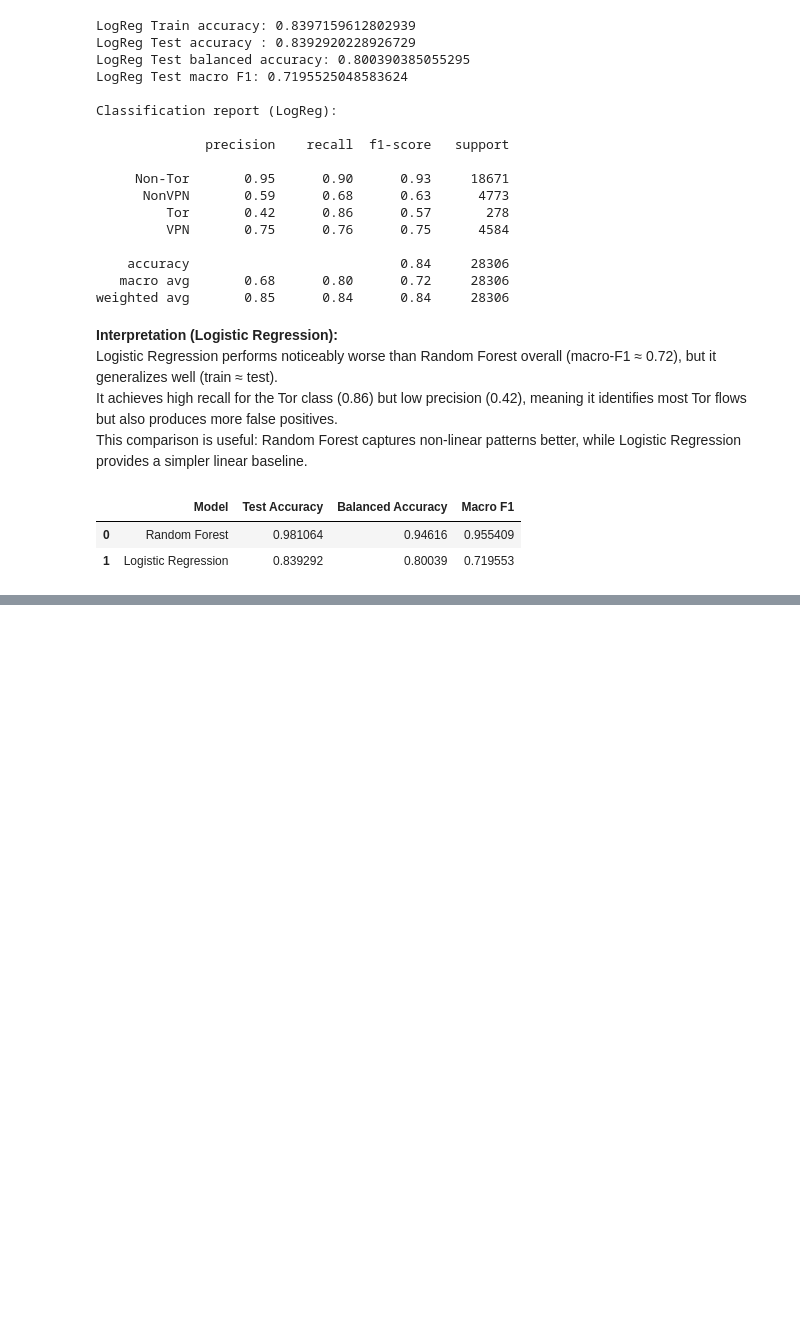
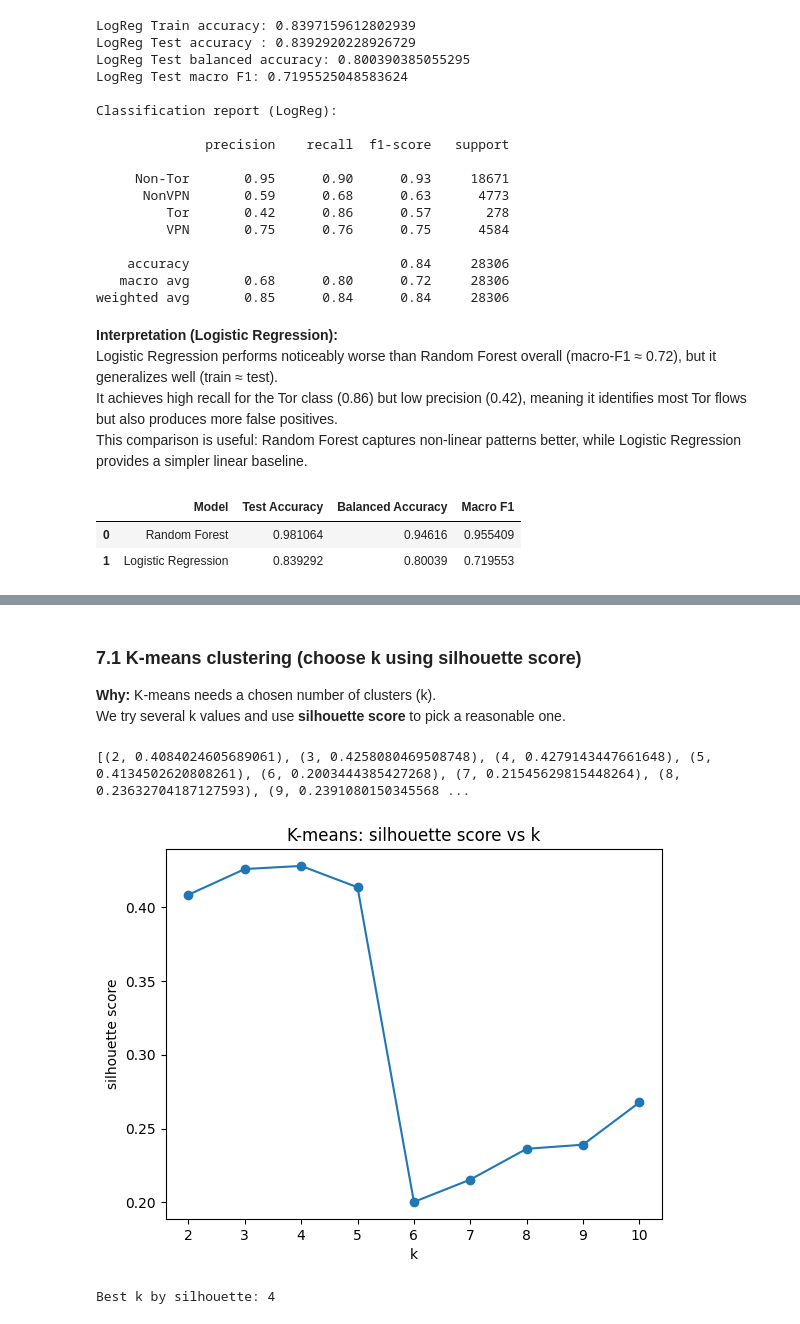
Before and after one commit to jaspindersingh919/CS4403-Project, a Jupyter notebook: Code/CS4403_Project_Notebook.ipynb, the cells around one changed output, grey strips where cells are left out. Drawn from its saved outputs; the diff is of its cells as text; code cells hidden in the pictures; blank space fills up the shorter version.

Commit message:
K-means + DBScan model

```diff
--- a/Code/CS4403_Project_Notebook.ipynb
+++ b/Code/CS4403_Project_Notebook.ipynb
@@ -628,0 +672,34 @@ comparison
+# %% [markdown]
+### 7.1 K-means clustering (choose k using silhouette score)
+
+**Why:** K-means needs a chosen number of clusters (k).
+We try several k values and use **silhouette score** to pick a reasonable one.
+# %%
+from sklearn.cluster import KMeans
+from sklearn.metrics import silhouette_score
+import matplotlib.pyplot as plt
+
+Ks = list(range(2, 11))
+sils = []
+
+for k in Ks:
+    km = KMeans(n_clusters=k, random_state=42, n_init=10)
+    labels_km = km.fit_predict(X_scaled)
+    sil = silhouette_score(X_scaled, labels_km)
+    sils.append(sil)
+
+print(list(zip(Ks, sils)))
+
+plt.figure()
+plt.plot(Ks, sils, marker="o")
+plt.title("K-means: silhouette score vs k")
+plt.xlabel("k")
+plt.ylabel("silhouette score")
+plt.show()
+
+best_k = Ks[int(np.argmax(sils))]
+print("Best k by silhouette:", best_k)
+# %% [output]
+[(2, 0.4084024605689061), (3, 0.4258080469508748), (4, 0.4279143447661648), (5, 0.4134502620808261), (6, 0.2003444385427268), (7, 0.21545629815448264), (8, 0.23632704187127593), (9, 0.2391080150345568 ...
+[figure, added]
+Best k by silhouette: 4
```
Also changed, not shown: parts of 12 cells of this notebook.
